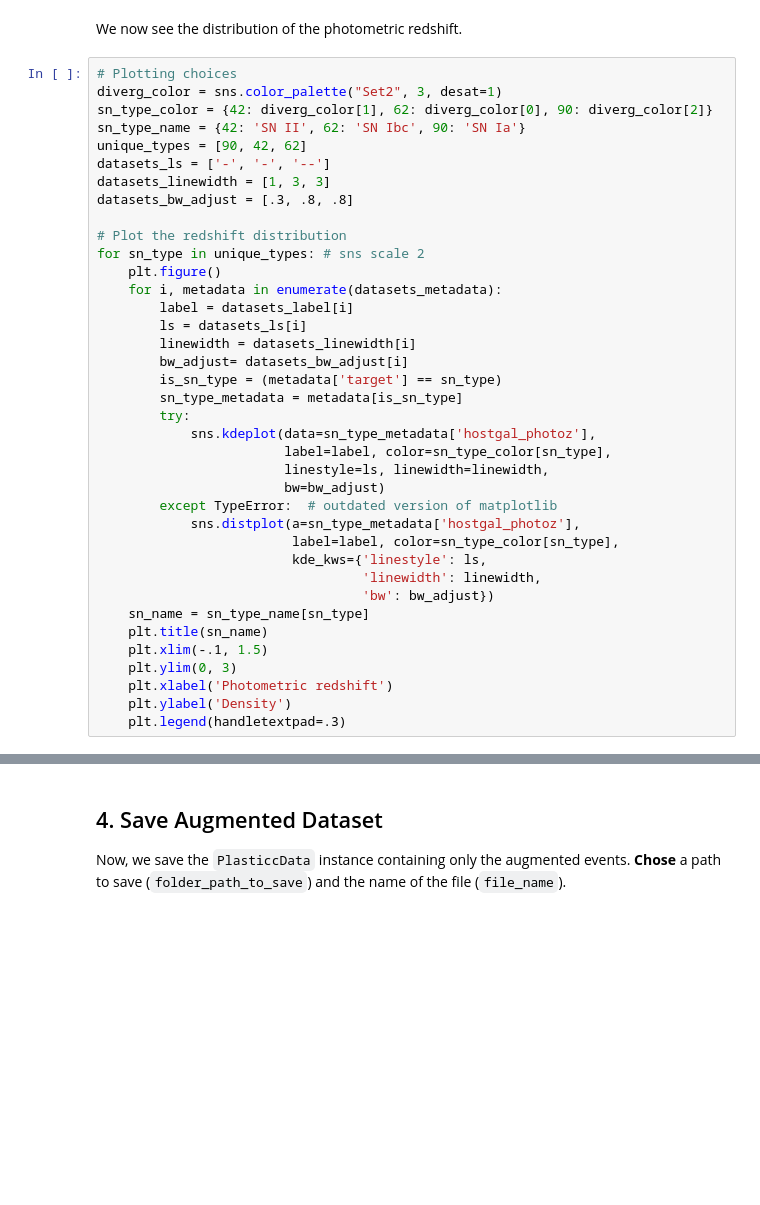
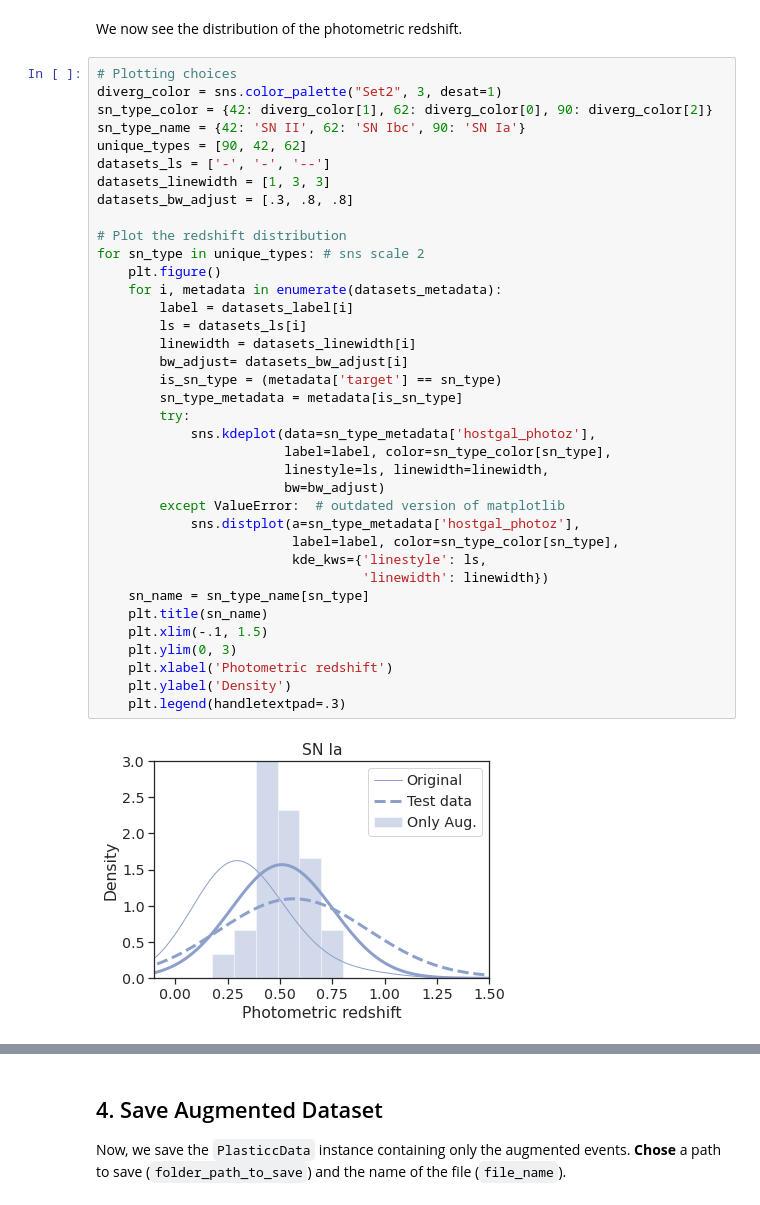
Before and after one commit to LSSTDESC/snmachine, a Jupyter notebook: examples/4_augment_data.ipynb, the cells around one changed output, grey strips where cells are left out. Drawn from its saved outputs; the diff is of its cells as text; blank space fills up the shorter version.

```diff
--- a/examples/4_augment_data.ipynb
+++ b/examples/4_augment_data.ipynb
@@ -199,33 +228,34 @@ sn_type_name = {42: 'SN II', 62: 'SN Ibc', 90: 'SN Ia'}
 unique_types = [90, 42, 62]
 datasets_ls = ['-', '-', '--']
 datasets_linewidth = [1, 3, 3]
 datasets_bw_adjust = [.3, .8, .8]
 
 # Plot the redshift distribution
 for sn_type in unique_types: # sns scale 2
     plt.figure()
     for i, metadata in enumerate(datasets_metadata):
         label = datasets_label[i]
         ls = datasets_ls[i]
         linewidth = datasets_linewidth[i]
         bw_adjust= datasets_bw_adjust[i]
         is_sn_type = (metadata['target'] == sn_type)
         sn_type_metadata = metadata[is_sn_type]
         try:
             sns.kdeplot(data=sn_type_metadata['hostgal_photoz'],
                         label=label, color=sn_type_color[sn_type],
                         linestyle=ls, linewidth=linewidth,
                         bw=bw_adjust)
-        except TypeError:  # outdated version of matplotlib
+        except ValueError:  # outdated version of matplotlib
             sns.distplot(a=sn_type_metadata['hostgal_photoz'],
                          label=label, color=sn_type_color[sn_type],
                          kde_kws={'linestyle': ls,
-                                  'linewidth': linewidth,
-                                  'bw': bw_adjust})
+                                  'linewidth': linewidth})
     sn_name = sn_type_name[sn_type]
     plt.title(sn_name)
     plt.xlim(-.1, 1.5)
     plt.ylim(0, 3)
     plt.xlabel('Photometric redshift')
     plt.ylabel('Density')
     plt.legend(handletextpad=.3)
+# %% [output]
+[figure, added]
```
Also changed, not shown: parts of 13 cells of this notebook, 3 other files.
